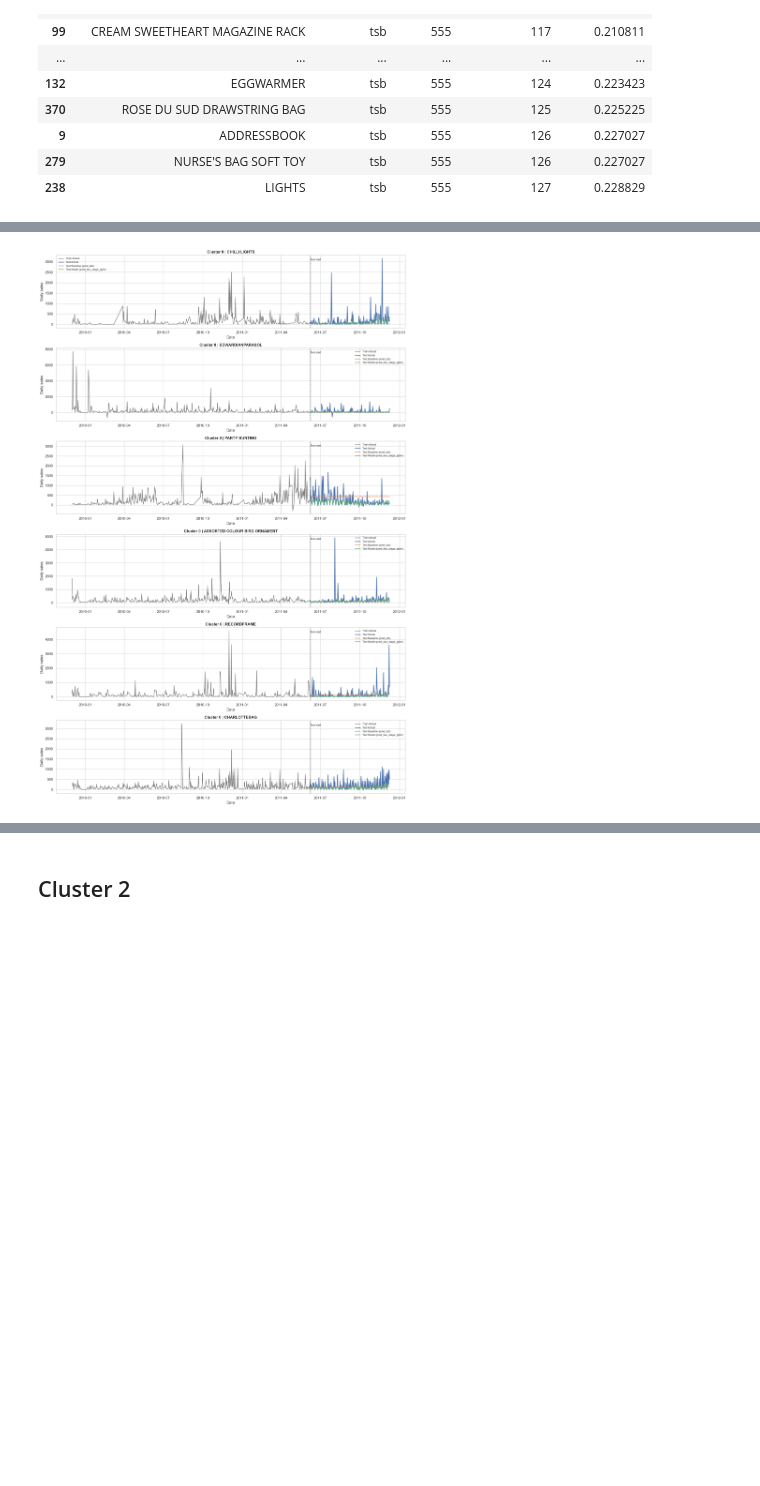
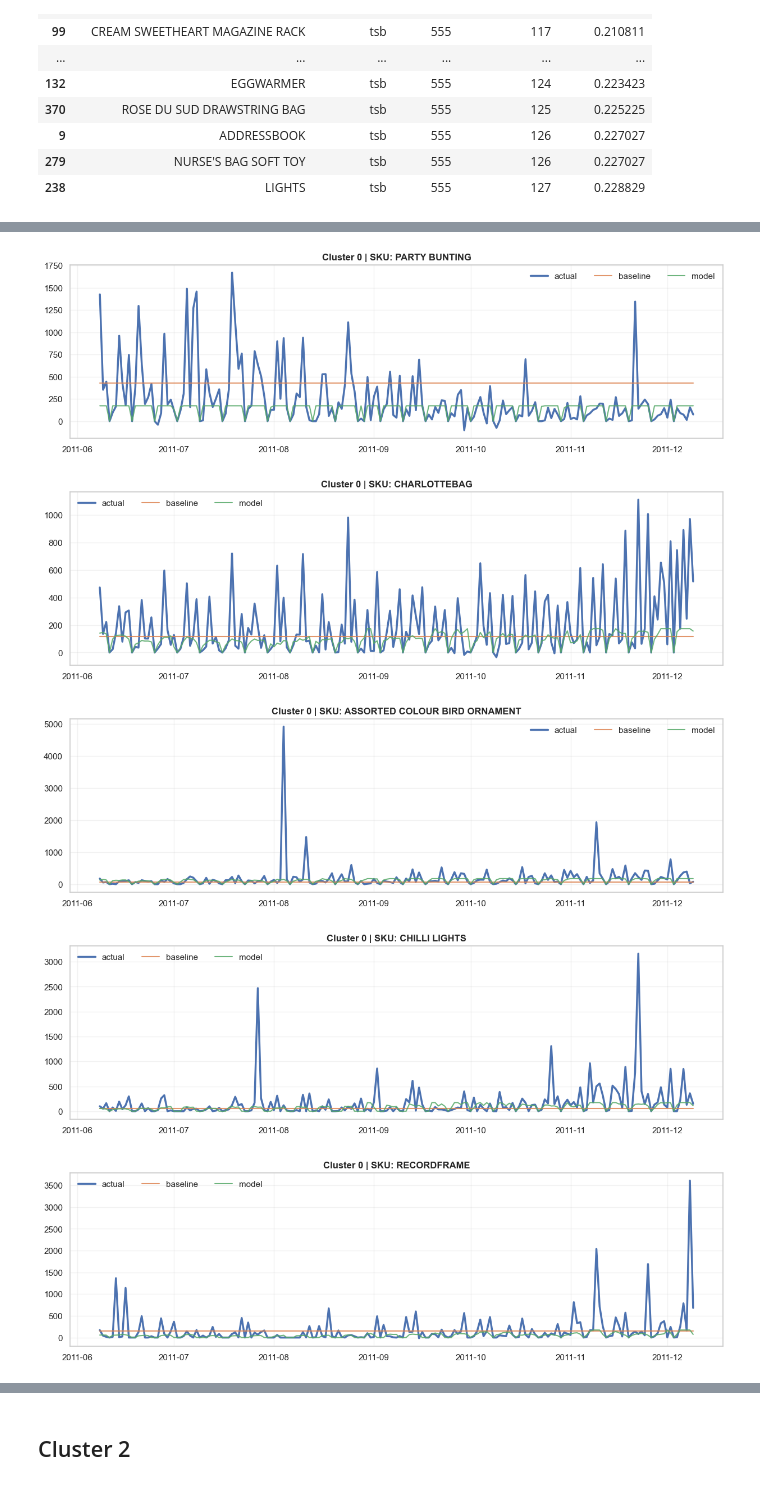
Before and after one commit to CserYe03na/Online_Retail_Forecasting, a Jupyter notebook: forecasting_0&2.ipynb, the cells around one changed output, grey strips where cells are left out. Drawn from its saved outputs; the diff is of its cells as text; code cells hidden in the pictures; blank space fills up the shorter version.

Commit message:
cluster 0 & 2 update

```diff
--- a/forecasting_0&2.ipynb
+++ b/forecasting_0&2.ipynb
@@ -102,11 +104,26 @@ def load_notebook_functions(notebook_path, function_names, global_ns=None):
     return loaded
 
 c1c3_nb_fns = load_notebook_functions(
-    'c1c3forecasting.ipynb',
-    function_names=['plot_random_skus_train_test'],
+    'c1c3_model_comparison_new.ipynb',
+    function_names=['plot_top_sku_examples'],
     global_ns={'pd': pd, 'np': np, 'plt': plt, 'SimpleNamespace': SimpleNamespace},
 )
-c1c3_plot_random_skus_train_test = c1c3_nb_fns['plot_random_skus_train_test']
+c1c3_plot_top_sku_examples = c1c3_nb_fns['plot_top_sku_examples']
+
+
+def merge_prediction_output(pred_df, output_path, key_cols=('date', 'product_family_name', 'cluster')):
+    output_path = Path(output_path)
+    output_path.parent.mkdir(parents=True, exist_ok=True)
+    out_df = pred_df.copy()
+    if output_path.exists():
+        existing_df = pd.read_parquet(output_path)
+        if set(key_cols).issubset(existing_df.columns):
+            overlap_cols = [c for c in out_df.columns if c not in key_cols]
+            keep_cols = [c for c in existing_df.columns if c not in overlap_cols]
+            out_df = existing_df[keep_cols].merge(out_df, on=list(key_cols), how='outer')
+    out_df = out_df.sort_values(list(key_cols)).reset_index(drop=True)
+    out_df.to_parquet(output_path, index=False)
+    return out_df
 # %%
 def display_metric_table(metric_table, title=None):
     if title:
@@ -197,16 +214,12 @@ def plot_top_sku_comparison(
         .head(top_n)
         .index.tolist()
     )
-    train_panel = train_df[train_df['product_family_name'].isin(top_skus)].copy()
     pred_panel = pred_df[pred_df['product_family_name'].isin(top_skus)].copy()
-    art = SimpleNamespace(train_panel=train_panel, pred_df=pred_panel)
-    c1c3_plot_random_skus_train_test(
-        art=art,
-        cluster_label=title_prefix,
-        baseline_col=baseline_col,
-        model_col=model_col,
-        n_skus=len(top_skus),
-        random_state=random_state,
+    c1c3_plot_top_sku_examples(
+        pred_df=pred_panel,
+        model_cols={'baseline': baseline_col, 'model': model_col},
+        title_prefix=title_prefix,
+        top_n=len(top_skus),
     )
 # %% [markdown]
 ## Cluster 0
@@ -220,6 +233,7 @@ cluster0_random_state = 42
 cluster0_random_search_mode = 'fast'
 cluster0_random_search_iter = 8
 cluster0_val_days = 28
+cluster0_prediction_output_path = 'data/forecasting/c0_prediction.parquet'
 cluster0_plot_top_n_skus = 6
 # %%
 # Cluster 0 shared data
@@ -319,6 +341,7 @@ cluster0_model2_artifacts = run_c0_m2_pipeline(
     tune=True,
     eps_mape=cluster0_eps_mape,
     random_state=cluster0_random_state,
+    prediction_output_path=cluster0_prediction_output_path,
 )
 
 cluster0_model2_actual_df = cluster0_model2_artifacts.sku_actual_df
@@ -416,14 +439,18 @@ for key in ['confusion_by_period', 'error_decomposition']:
 # %%
 # Cluster 0 - Top-SKU plots
 plot_top_sku_comparison(
-    train_df=cluster0_train_df,
+    train_df=cluster0_model2_artifacts.train_panel,
     actual_df=cluster0_model1_actual_df,
     baseline_df=cluster0_model1_pred_df,
     model_df=cluster0_model2_pred_df,
     top_n=cluster0_plot_top_n_skus,
     title_prefix='Cluster 0',
     baseline_col=C0_M1_PRED_COL,
     model_col=C0_M2_PRED_COL,
 )
 # %% [output]
-[figure, old version]
+[figure, new version]
+[figure, added]
+[figure, added]
+[figure, added]
+[figure, added]
```
Also changed, not shown: parts of 16 cells of this notebook, 6 other files.
